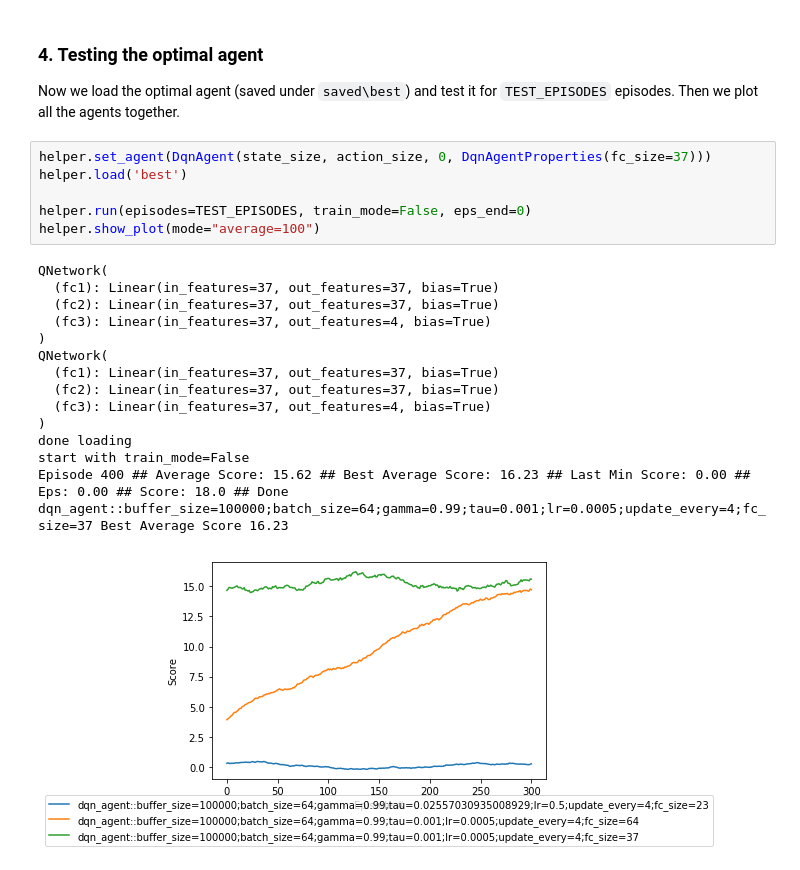
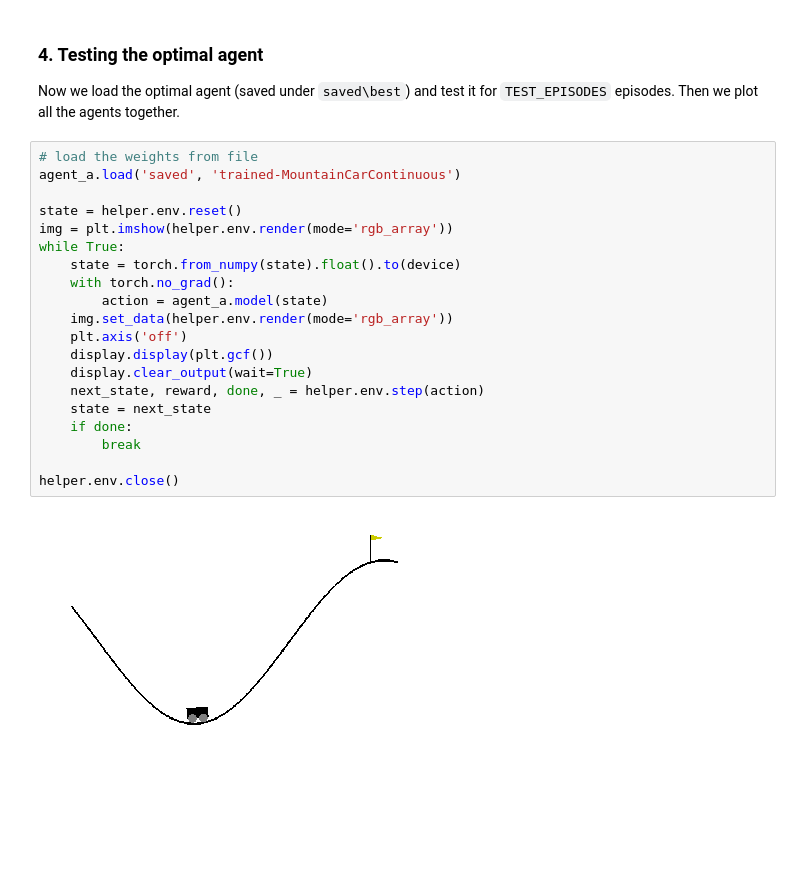
Before and after one commit to rwiatr/deep-reinforcement-learning, a Jupyter notebook: openai/Cartpole.ipynb, the cells around one changed output. Saved outputs shown, nothing was run; the diff lists cells and outputs as text; blank space fills up the shorter version.

Commit message:
added trained model and display

```diff
--- a/openai/Cartpole.ipynb
+++ b/openai/Cartpole.ipynb
@@ -97,25 +94,25 @@ helper.show_plot(mode="average=100")
 # %% [markdown]
 ### 4. Testing the optimal agent
 Now we load the optimal agent (saved under `saved\best`) and test it for `TEST_EPISODES` episodes. Then we plot all the agents together.
-# %%
-helper.set_agent(DqnAgent(state_size, action_size, 0, DqnAgentProperties(fc_size=37)))
-helper.load('best')
-
-helper.run(episodes=TEST_EPISODES, train_mode=False, eps_end=0)
-helper.show_plot(mode="average=100")
-# %% [output]
-QNetwork(
-  (fc1): Linear(in_features=37, out_features=37, bias=True)
-  (fc2): Linear(in_features=37, out_features=37, bias=True)
-  (fc3): Linear(in_features=37, out_features=4, bias=True)
-)
-QNetwork(
-  (fc1): Linear(in_features=37, out_features=37, bias=True)
-  (fc2): Linear(in_features=37, out_features=37, bias=True)
-  (fc3): Linear(in_features=37, out_features=4, bias=True)
-)
-done loading
-start with train_mode=False
-Episode 400 ## Average Score: 15.62 ## Best Average Score: 16.23 ## Last Min Score: 0.00 ## Eps: 0.00 ## Score: 18.0 ## Done
-dqn_agent::buffer_size=100000;batch_size=64;gamma=0.99;tau=0.001;lr=0.0005;update_every=4;fc_size=37 Best Average Score 16.23
-[figure, removed]
+# %%
+# load the weights from file
+agent_a.load('saved', 'trained-MountainCarContinuous')
+
+state = helper.env.reset()
+img = plt.imshow(helper.env.render(mode='rgb_array'))
+while True:
+    state = torch.from_numpy(state).float().to(device)
+    with torch.no_grad():
+        action = agent_a.model(state)
+    img.set_data(helper.env.render(mode='rgb_array'))
+    plt.axis('off')
+    display.display(plt.gcf())
+    display.clear_output(wait=True)
+    next_state, reward, done, _ = helper.env.step(action)
+    state = next_state
+    if done:
+        break
+
+helper.env.close()
+# %% [output]
+[figure, added]
```
Also changed, not shown: parts of 5 cells of this notebook, 1 other file.
